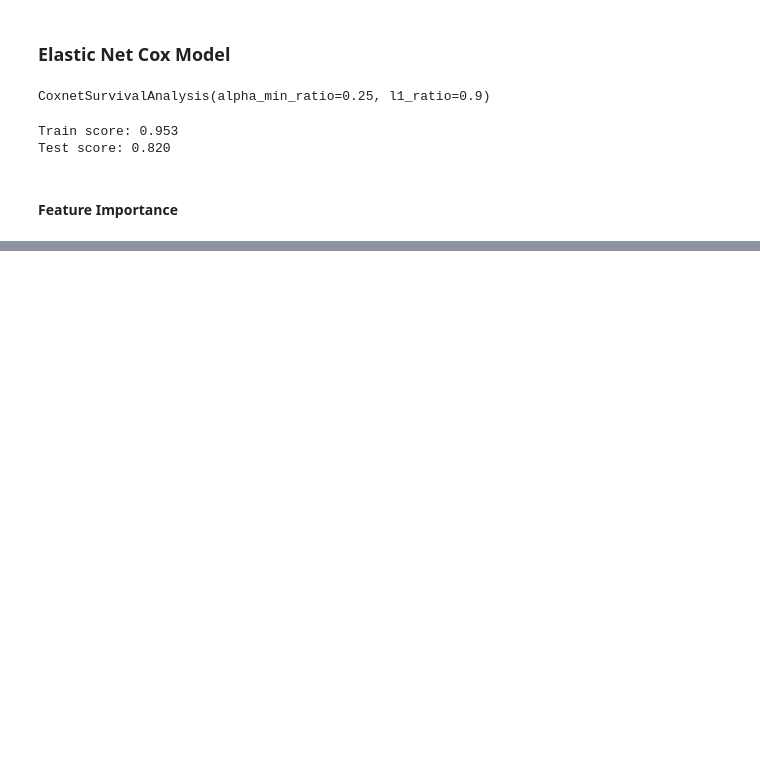
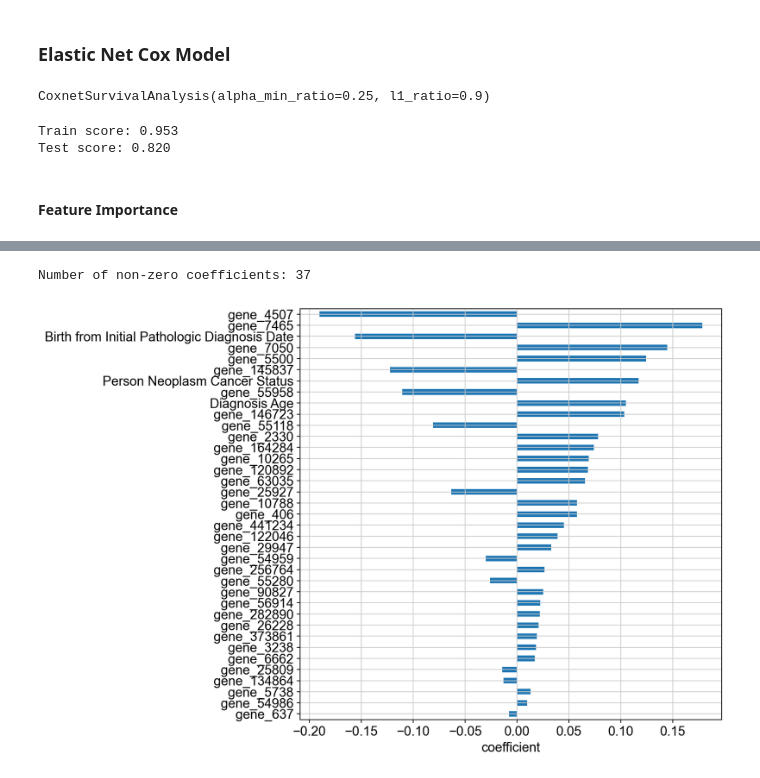
Before and after one commit to qmss5052/msk-2023, a Jupyter notebook: Survival analysis_zscores.ipynb, the cells around one changed output, grey strips where cells are left out. Drawn from its saved outputs; the diff is of its cells as text; code cells hidden in the pictures; blank space fills up the shorter version.

```diff
--- a/Survival analysis_zscores.ipynb
+++ b/Survival analysis_zscores.ipynb
@@ -464,7 +464,7 @@ X_test = preprocess.transform(X_test)
 # %% [markdown]
 ### Random Survival Forest
 # %%
-rsf = RandomSurvivalForest(n_estimators=20,
+rsf = RandomSurvivalForest(n_estimators=10,
                            min_samples_split=2,
                            min_samples_leaf=1,
                            n_jobs=-1,
@@ -563 +563,22 @@ def plot_coefficients(coefs, n_highlight):
+# %%
+best_model = gcv.best_estimator_.named_steps["coxnetsurvivalanalysis"]
+best_coefs = pd.DataFrame(
+    best_model.coef_,
+    index=X.drop("Race Category", axis=1).reset_index(drop=True).columns,
+    columns=["coefficient"]
+)
+
+non_zero = np.sum(best_coefs.iloc[:, 0] != 0)
+print("Number of non-zero coefficients: {}".format(non_zero))
+
+non_zero_coefs = best_coefs.query("coefficient != 0")
+coef_order = non_zero_coefs.abs().sort_values("coefficient").index
+
+_, ax = plt.subplots(figsize=(8, 8))
+non_zero_coefs.loc[coef_order].plot.barh(ax=ax, legend=False,)
+ax.set_xlabel("coefficient")
+ax.grid(True)
+# %% [output]
+Number of non-zero coefficients: 37
+[figure, added]
 # %%
```
Also changed, not shown: parts of 10 cells of this notebook, 1 other file.
